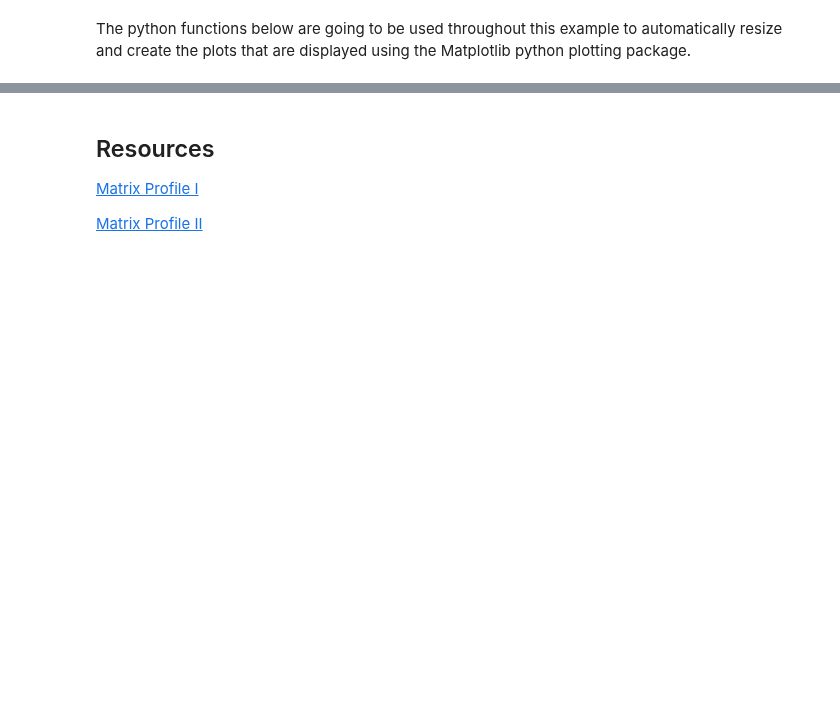
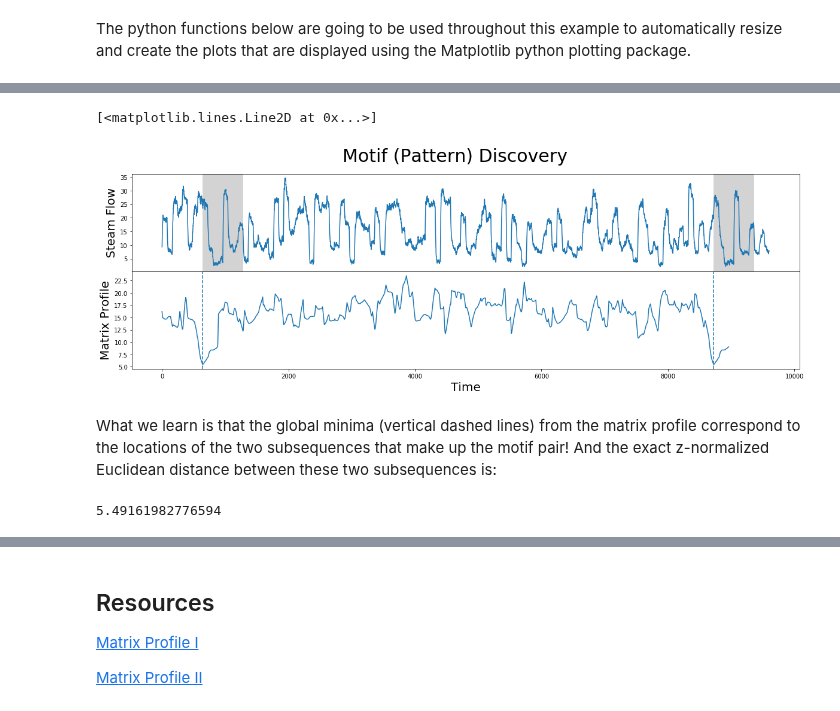
Before and after one commit to bcExpt-1123/Stumpy-python, a Jupyter notebook: docs/Tutorial_STUMPY_Basics.ipynb, the cells around one changed output, grey strips where cells are left out. Saved outputs shown, nothing was run; the diff lists cells and outputs as text; code cells hidden in the pictures; blank space fills up the shorter version.

```diff
--- a/docs/Tutorial_STUMPY_Basics.ipynb
+++ b/docs/Tutorial_STUMPY_Basics.ipynb
@@ -253,0 +109,3 @@ And that's it! You have now loaded in a dataset, ran it through STUMP using our
+# %%
+m = 640
+mp = stumpy.stump(steam_df['steam flow'], m)
@@ -253,0 +119,24 @@ And that's it! You have now loaded in a dataset, ran it through STUMP using our
+# %%
+fig, axs = plt.subplots(2, sharex=True, gridspec_kw={'hspace': 0})
+plt.suptitle('Motif (Pattern) Discovery', fontsize='30')
+
+axs[0].plot(steam_df['steam flow'].values)
+axs[0].set_ylabel('Steam Flow', fontsize='20')
+rect = Rectangle((643, 0), m, 40, facecolor='lightgrey')
+axs[0].add_patch(rect)
+rect = Rectangle((8724, 0), m, 40, facecolor='lightgrey')
+axs[0].add_patch(rect)
+axs[1].set_xlabel('Time', fontsize ='20')
+axs[1].set_ylabel('Matrix Profile', fontsize='20')
+axs[1].axvline(x=643, linestyle="dashed")
+axs[1].axvline(x=8724, linestyle="dashed")
+axs[1].plot(mp[:, 0])
+# %% [output]
+[<matplotlib.lines.Line2D at 0x...>]
+[figure, added]
+# %% [markdown]
+What we learn is that the global minima (vertical dashed lines) from the matrix profile correspond to the locations of the two subsequences that make up the motif pair! And the exact z-normalized Euclidean distance between these two subsequences is:
+# %%
+mp[:, 0].min()
+# %% [output]
+5.49161982776594
```
Also changed, not shown: parts of 61 cells of this notebook.
